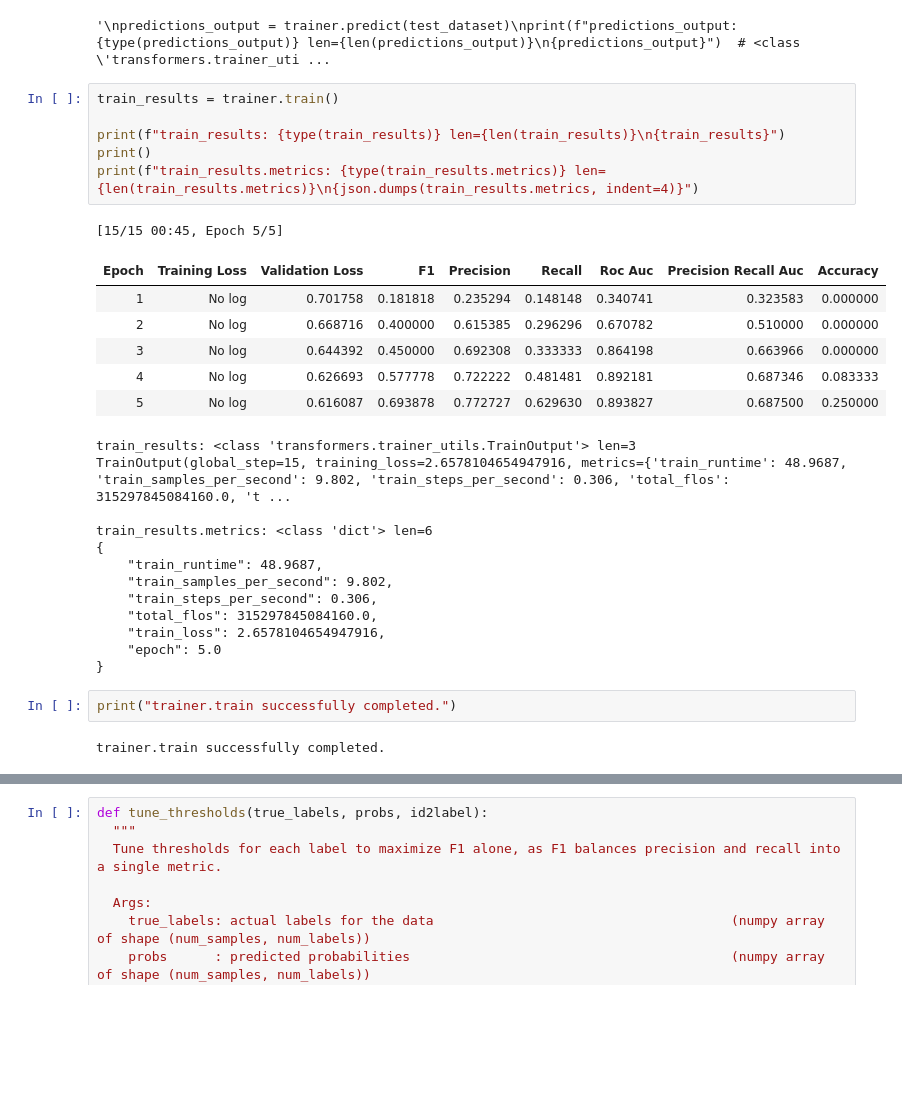
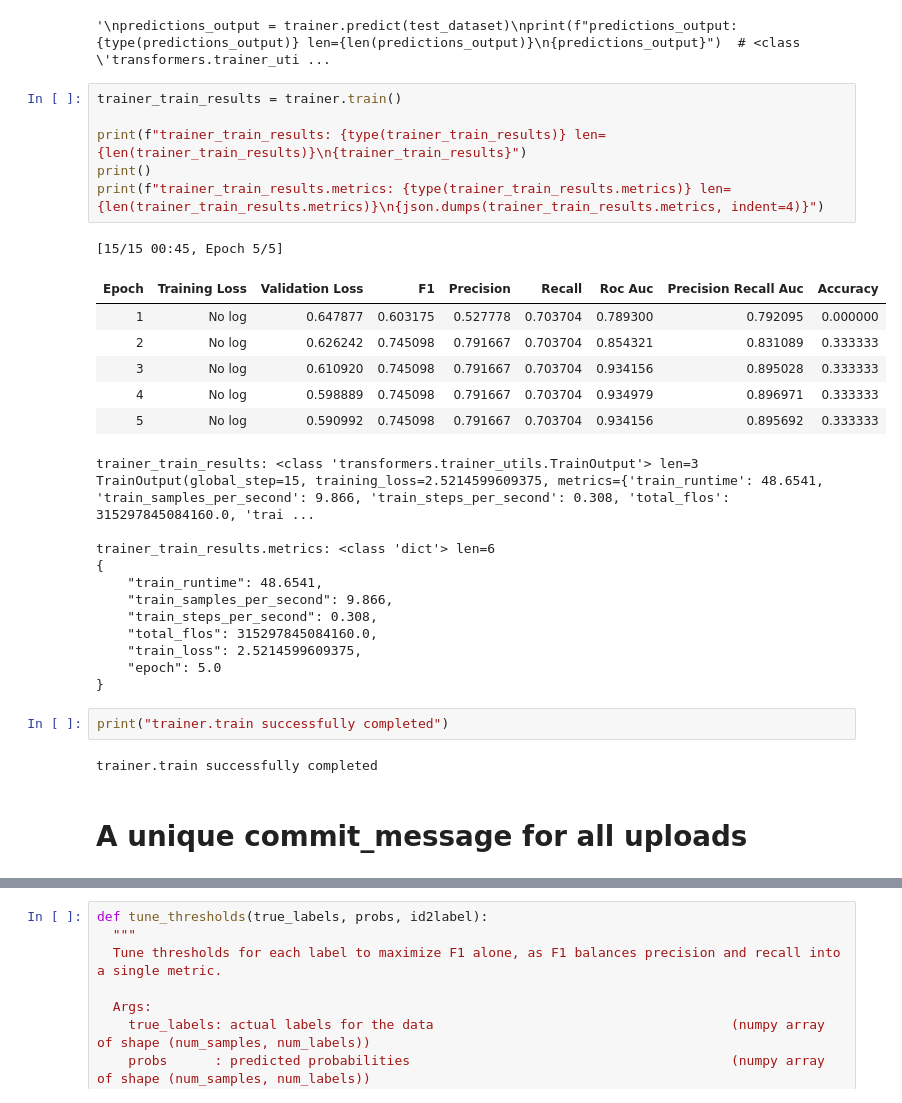
Before and after one commit to claudelepere/ML_GitHub, a Jupyter notebook: Thresholds_tuning_trainer_11_120_ml1024_ep5_lr1e_5_th05_at1024_fp16_CLEANED.ipynb, the cells around one changed output, grey strips where cells are left out. Saved outputs shown, nothing was run; the diff lists cells and outputs as text; blank space fills up the shorter version.

```diff
--- a/Thresholds_tuning_trainer_11_120_ml1024_ep5_lr1e_5_th05_at1024_fp16_CLEANED.ipynb
+++ b/Thresholds_tuning_trainer_11_120_ml1024_ep5_lr1e_5_th05_at1024_fp16_CLEANED.ipynb
@@ -981,32 +990,34 @@ raise Exception("I'm here")
 # %% [output]
 '\npredictions_output = trainer.predict(test_dataset)\nprint(f"predictions_output: {type(predictions_output)} len={len(predictions_output)}\n{predictions_output}")  # <class \'transformers.trainer_uti ...
 # %%
-train_results = trainer.train()
+trainer_train_results = trainer.train()
 
-print(f"train_results: {type(train_results)} len={len(train_results)}\n{train_results}")
+print(f"trainer_train_results: {type(trainer_train_results)} len={len(trainer_train_results)}\n{trainer_train_results}")
 print()
-print(f"train_results.metrics: {type(train_results.metrics)} len={len(train_results.metrics)}\n{json.dumps(train_results.metrics, indent=4)}")
+print(f"trainer_train_results.metrics: {type(trainer_train_results.metrics)} len={len(trainer_train_results.metrics)}\n{json.dumps(trainer_train_results.metrics, indent=4)}")
 # %% [output]
 [15/15 00:45, Epoch 5/5]
 | Epoch | Training Loss | Validation Loss | F1 | Precision | Recall | Roc Auc | Precision Recall Auc | Accuracy |
-| 1 | No log | 0.701758 | 0.181818 | 0.235294 | 0.148148 | 0.340741 | 0.323583 | 0.000000 |
-| 2 | No log | 0.668716 | 0.400000 | 0.615385 | 0.296296 | 0.670782 | 0.510000 | 0.000000 |
-| 3 | No log | 0.644392 | 0.450000 | 0.692308 | 0.333333 | 0.864198 | 0.663966 | 0.000000 |
-| 4 | No log | 0.626693 | 0.577778 | 0.722222 | 0.481481 | 0.892181 | 0.687346 | 0.083333 |
-| 5 | No log | 0.616087 | 0.693878 | 0.772727 | 0.629630 | 0.893827 | 0.687500 | 0.250000 |
+| 1 | No log | 0.647877 | 0.603175 | 0.527778 | 0.703704 | 0.789300 | 0.792095 | 0.000000 |
+| 2 | No log | 0.626242 | 0.745098 | 0.791667 | 0.703704 | 0.854321 | 0.831089 | 0.333333 |
+| 3 | No log | 0.610920 | 0.745098 | 0.791667 | 0.703704 | 0.934156 | 0.895028 | 0.333333 |
+| 4 | No log | 0.598889 | 0.745098 | 0.791667 | 0.703704 | 0.934979 | 0.896971 | 0.333333 |
+| 5 | No log | 0.590992 | 0.745098 | 0.791667 | 0.703704 | 0.934156 | 0.895692 | 0.333333 |
-train_results: <class 'transformers.trainer_utils.TrainOutput'> len=3
-TrainOutput(global_step=15, training_loss=2.6578104654947916, metrics={'train_runtime': 48.9687, 'train_samples_per_second': 9.802, 'train_steps_per_second': 0.306, 'total_flos': 315297845084160.0, 't ...
+trainer_train_results: <class 'transformers.trainer_utils.TrainOutput'> len=3
+TrainOutput(global_step=15, training_loss=2.5214599609375, metrics={'train_runtime': 48.6541, 'train_samples_per_second': 9.866, 'train_steps_per_second': 0.308, 'total_flos': 315297845084160.0, 'trai ...
 
-train_results.metrics: <class 'dict'> len=6
+trainer_train_results.metrics: <class 'dict'> len=6
 {
-    "train_runtime": 48.9687,
-    "train_samples_per_second": 9.802,
-    "train_steps_per_second": 0.306,
+    "train_runtime": 48.6541,
+    "train_samples_per_second": 9.866,
+    "train_steps_per_second": 0.308,
     "total_flos": 315297845084160.0,
-    "train_loss": 2.6578104654947916,
+    "train_loss": 2.5214599609375,
     "epoch": 5.0
 }
 # %%
-print("trainer.train successfully completed.")
+print("trainer.train successfully completed")
 # %% [output]
-trainer.train successfully completed.
+trainer.train successfully completed
+# %% [markdown]
+# A unique commit_message for all uploads
```
Also changed, not shown: parts of 108 cells of this notebook.
